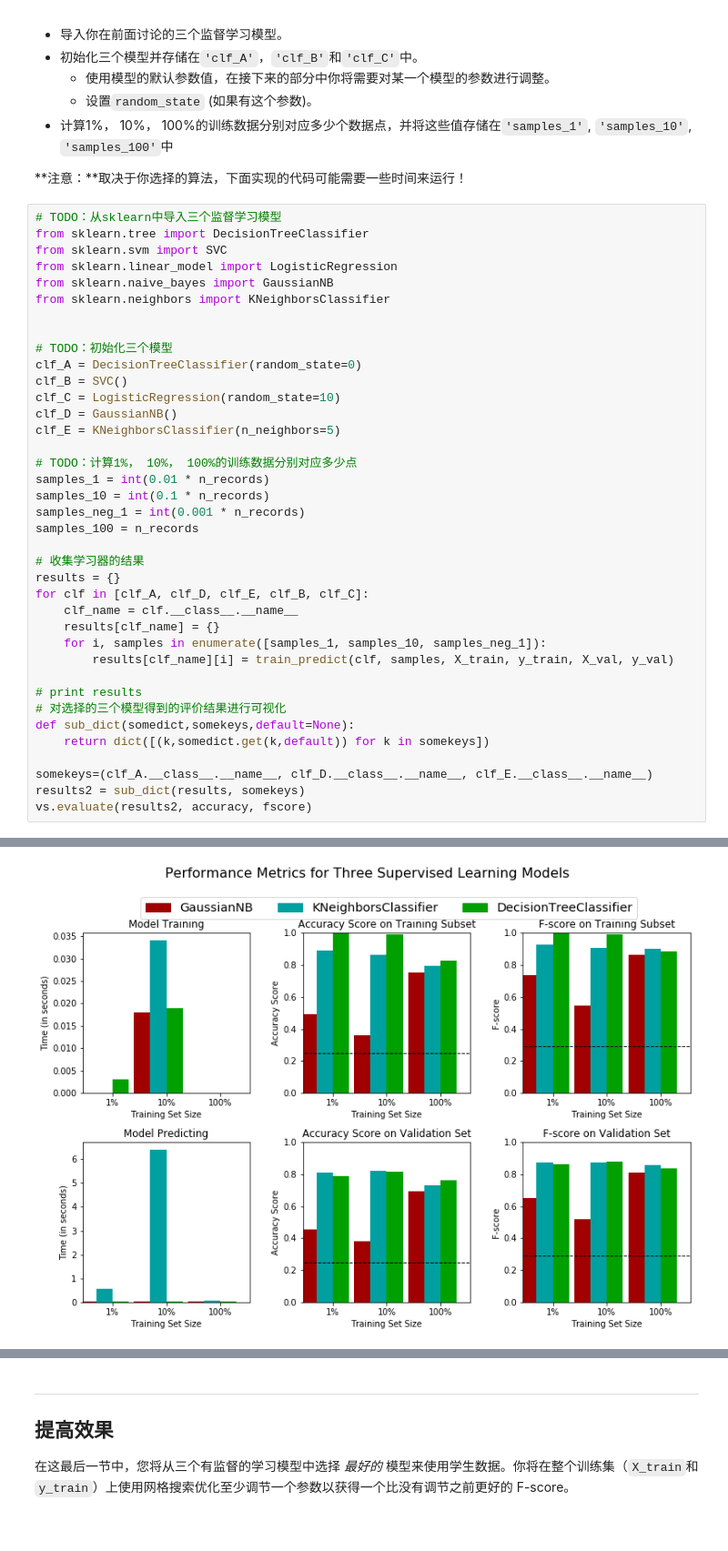
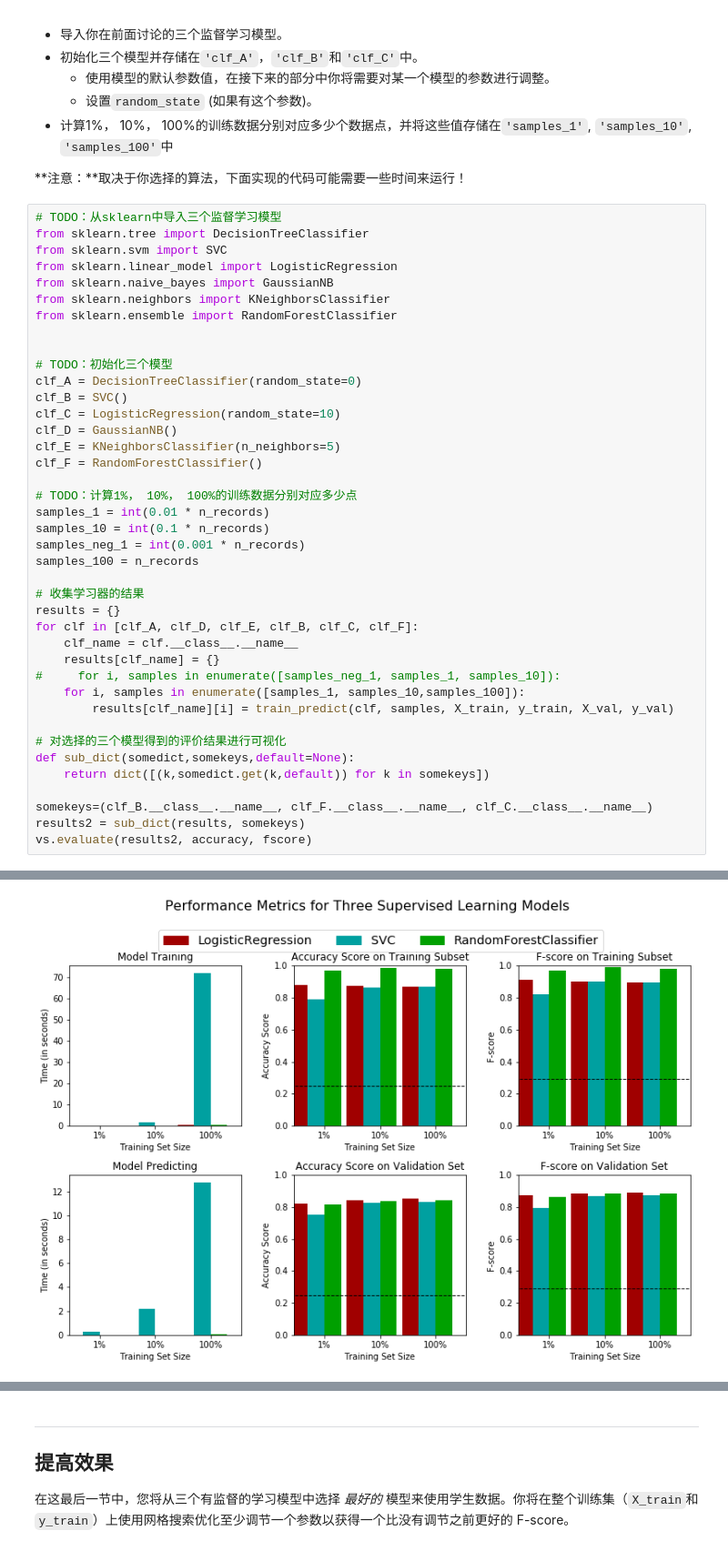
Before and after one commit to le773/PythonDebug, a Jupyter notebook: Q1finding_donors/finding_donors.ipynb, the cells around one changed output, grey strips where cells are left out. Shown at 91% size. Drawn from its saved outputs; the diff is of its cells as text.

```diff
--- a/Q1finding_donors/finding_donors.ipynb
+++ b/Q1finding_donors/finding_donors.ipynb
@@ -565,6 +702,7 @@ from sklearn.svm import SVC
 from sklearn.linear_model import LogisticRegression
 from sklearn.naive_bayes import GaussianNB
 from sklearn.neighbors import KNeighborsClassifier
+from sklearn.ensemble import RandomForestClassifier
 
 
 # TODO：初始化三个模型
@@ -573,6 +711,7 @@ clf_B = SVC()
 clf_C = LogisticRegression(random_state=10)
 clf_D = GaussianNB()
 clf_E = KNeighborsClassifier(n_neighbors=5)
+clf_F = RandomForestClassifier()
 
 # TODO：计算1%， 10%， 100%的训练数据分别对应多少点
 samples_1 = int(0.01 * n_records)
@@ -582,18 +721,18 @@ samples_100 = n_records
 
 # 收集学习器的结果
 results = {}
-for clf in [clf_A, clf_D, clf_E, clf_B, clf_C]:
+for clf in [clf_A, clf_D, clf_E, clf_B, clf_C, clf_F]:
     clf_name = clf.__class__.__name__
     results[clf_name] = {}
-    for i, samples in enumerate([samples_1, samples_10, samples_neg_1]):
+#     for i, samples in enumerate([samples_neg_1, samples_1, samples_10]):
+    for i, samples in enumerate([samples_1, samples_10,samples_100]):
         results[clf_name][i] = train_predict(clf, samples, X_train, y_train, X_val, y_val)
 
-# print results
 # 对选择的三个模型得到的评价结果进行可视化
 def sub_dict(somedict,somekeys,default=None):
     return dict([(k,somedict.get(k,default)) for k in somekeys])
 
-somekeys=(clf_A.__class__.__name__, clf_D.__class__.__name__, clf_E.__class__.__name__)
+somekeys=(clf_B.__class__.__name__, clf_F.__class__.__name__, clf_C.__class__.__name__)
 results2 = sub_dict(results, somekeys)
 vs.evaluate(results2, accuracy, fscore)
 # %% [output]
@@ -615 +757 @@ LogisticRegression trained on 45 samples.
-[figure, old version]
+[figure, new version]
```
Also changed, not shown: parts of 35 cells of this notebook, 5 other files.
